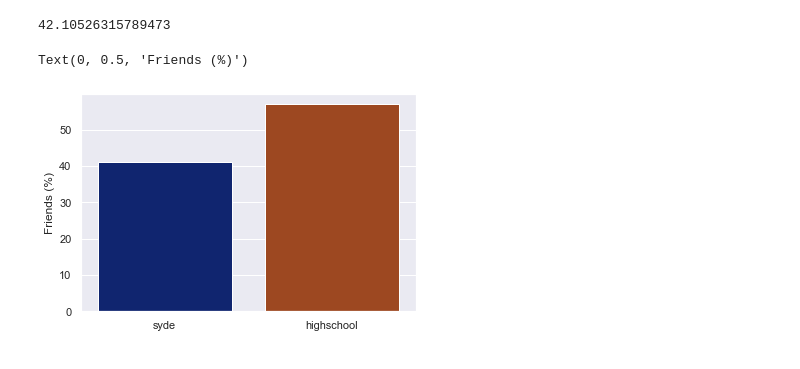
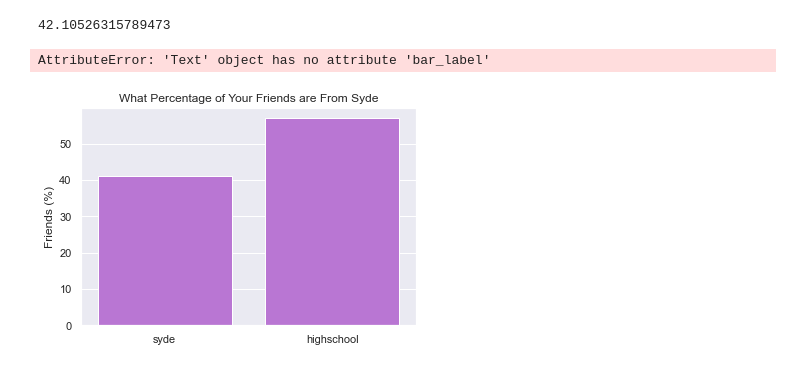
Before and after one commit to SYDE-26/1A-Class-Profile-Data-Analysis, a Jupyter notebook: Lifestyle & Recreation/Arya/Syde Friends VS. Highschool Friends.ipynb, the cells around one changed output. Cells and saved outputs as stored; diff of their text form; code cells hidden in the pictures.

```diff
--- a/Lifestyle & Recreation/Arya/Syde Friends VS. Highschool Friends.ipynb
+++ b/Lifestyle & Recreation/Arya/Syde Friends VS. Highschool Friends.ipynb
@@ -101,10 +115,11 @@ y = [41,57]
 # %%
 sns.set(font_scale=1.2)
 sns.set_theme(palette="dark")
-graph = sns.barplot(x, y ,  palette = 'dark')
+graph = sns.barplot(x, y ,  color = '#C067E2').set_title('What Percentage of Your Friends are From Syde')
 plt.ylabel("Friends (%)")
+graph.bar_label(graph)
 # %% [output]
-Text(0, 0.5, 'Friends (%)')
+AttributeError: 'Text' object has no attribute 'bar_label'
-[figure, old version]
+[figure, new version]
 # %%
 graph.figure.savefig('graphs/Friends_SYde_VS_Highschool.svg')
```
Also changed, not shown: parts of 1 cell of this notebook, 5 other files.
